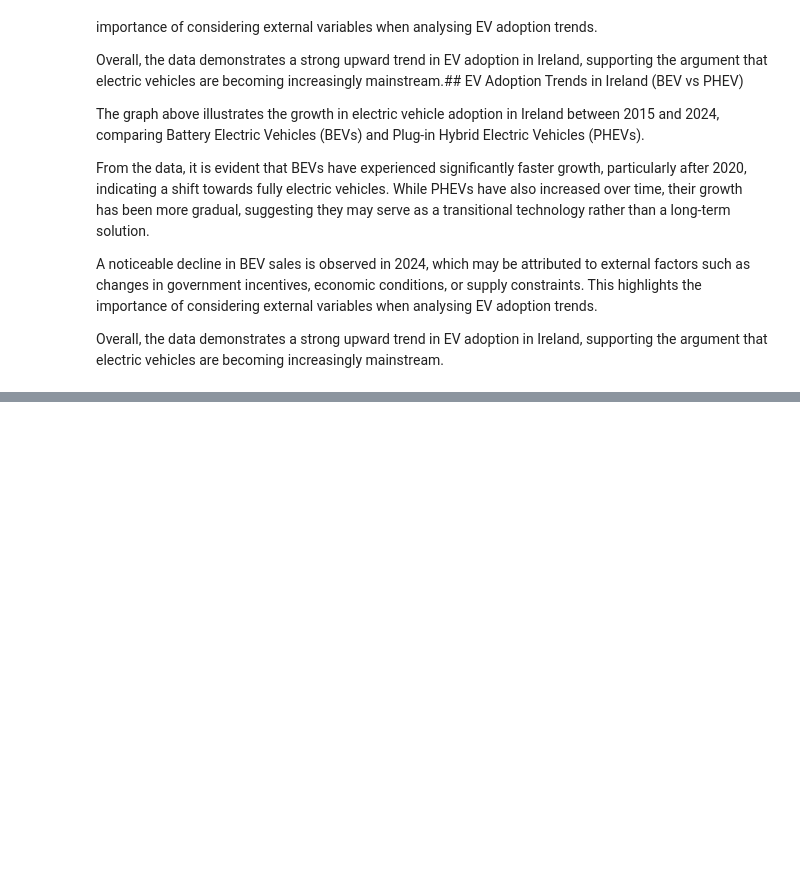
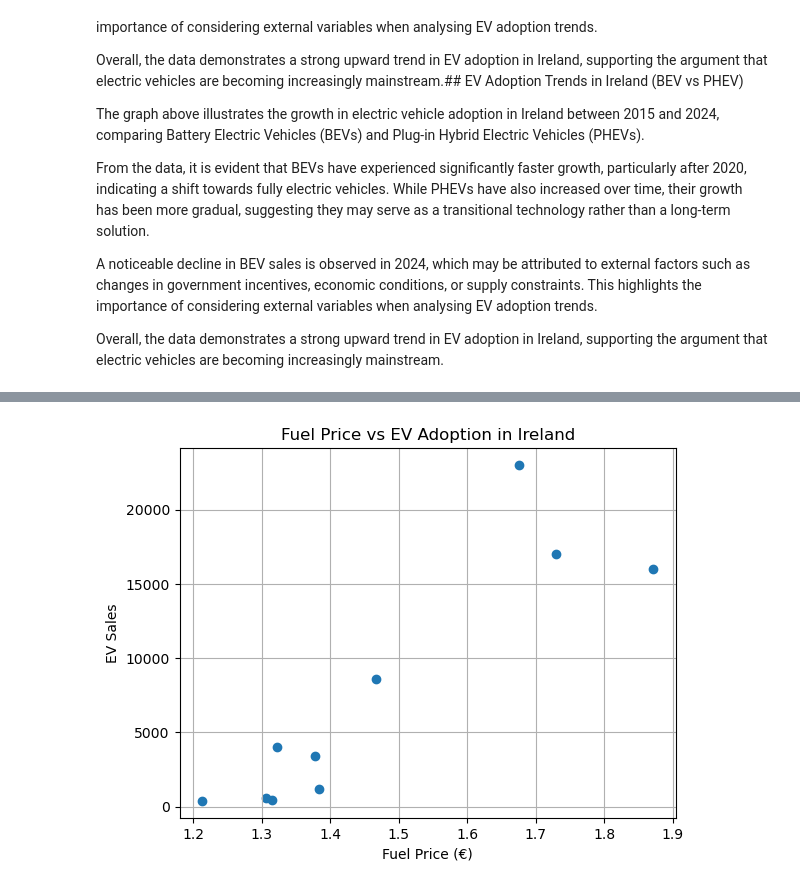
Before and after one commit to Guilherme2022448/Final-Project, a Jupyter notebook: ev_adoption_analysis.ipynb, the cells around one changed output, grey strips where cells are left out. Cells and saved outputs as stored; diff of their text form; code cells hidden in the pictures; blank space fills up the shorter version.

```diff
--- a/ev_adoption_analysis.ipynb
+++ b/ev_adoption_analysis.ipynb
@@ -264,0 +403,4 @@ Overall, the data demonstrates a strong upward trend in EV adoption in Ireland,
+# %%
+fuel_yearly = fuel_prices.groupby('year')['VALUE'].mean().reset_index()
+
+fuel_yearly.head()
@@ -264,0 +425,7 @@ Overall, the data demonstrates a strong upward trend in EV adoption in Ireland,
+# %%
+ireland_ev = ireland_ev[['year', 'value']]
+ireland_ev = ireland_ev.rename(columns={'value': 'ev_sales'})
+# %%
+merged_df = pd.merge(ireland_ev, fuel_yearly, on='year')
+
+merged_df.head()
@@ -264,0 +439,13 @@ Overall, the data demonstrates a strong upward trend in EV adoption in Ireland,
+# %%
+merged_df = merged_df.rename(columns={'VALUE': 'fuel_price'})
+# %%
+plt.scatter(merged_df['fuel_price'], merged_df['ev_sales'])
+
+plt.title('Fuel Price vs EV Adoption in Ireland')
+plt.xlabel('Fuel Price (€)')
+plt.ylabel('EV Sales')
+
+plt.grid()
+plt.show()
+# %% [output]
+[figure, added]
```
Also changed, not shown: parts of 17 cells of this notebook.
